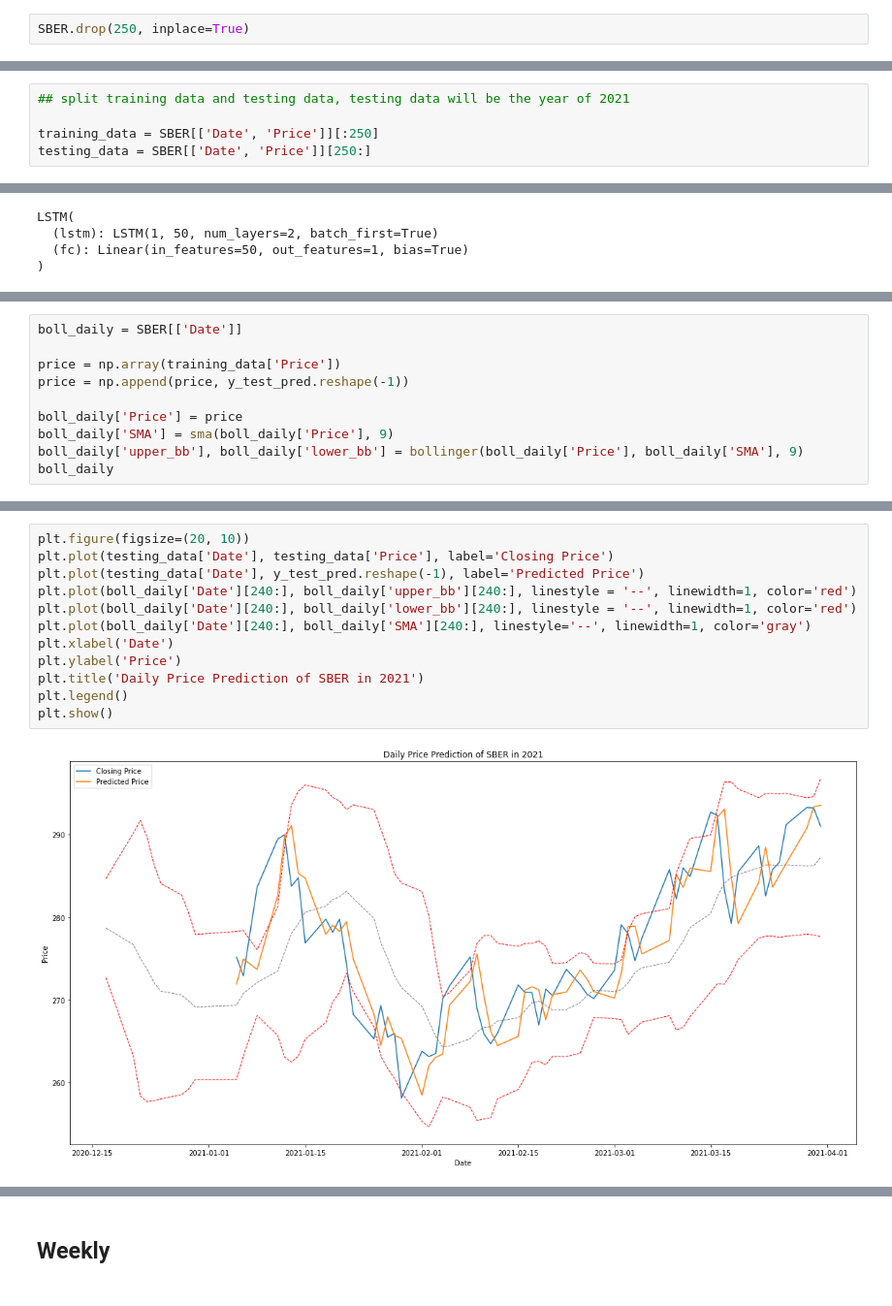
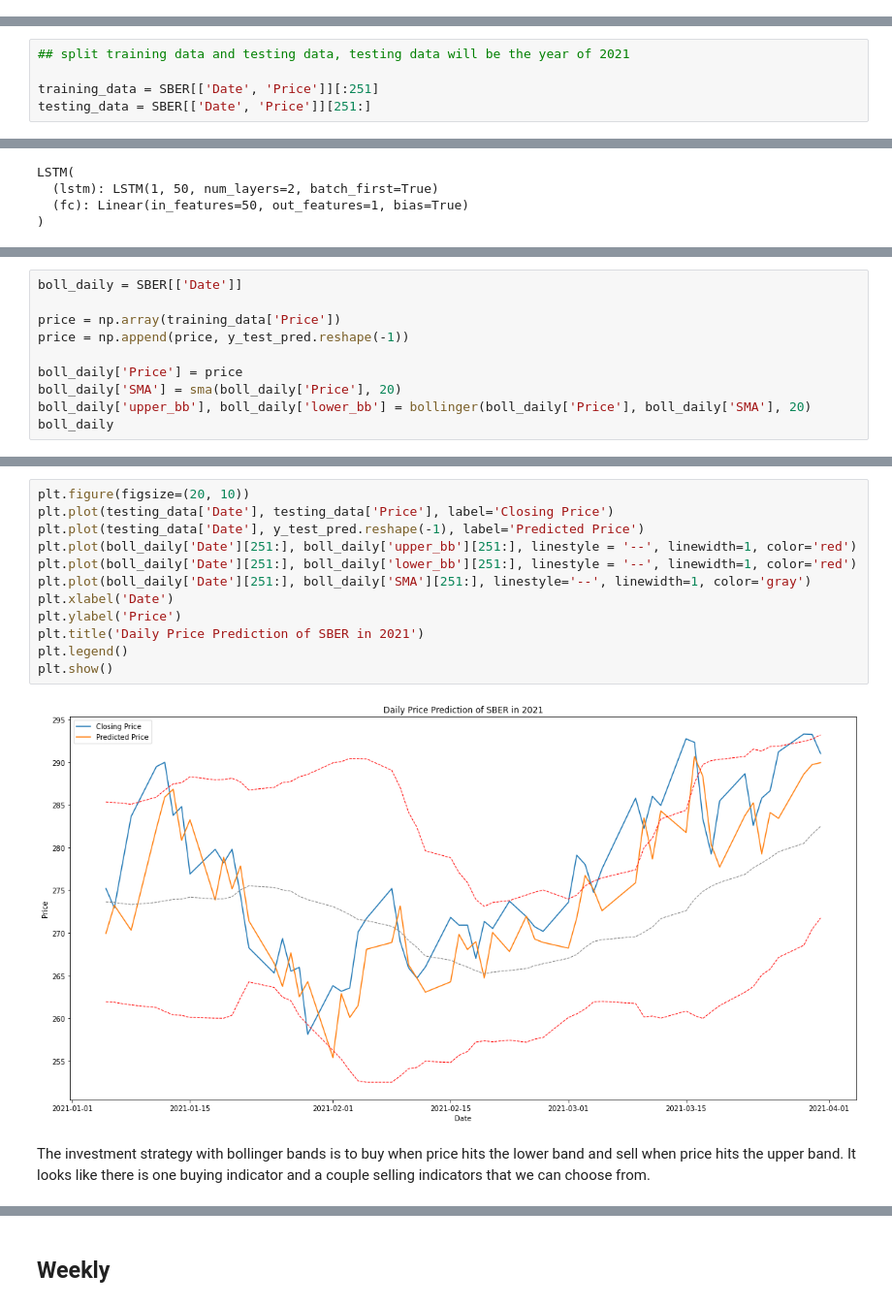
Before and after one commit to c-woo/Value-Investor, a Jupyter notebook: SBER.ipynb, the cells around one changed output, grey strips where cells are left out. Shown at 97% size. Drawn from its saved outputs; the diff is of its cells as text.

```diff
--- a/SBER.ipynb
+++ b/SBER.ipynb
@@ -101,5 +107,3 @@ SBER.loc[SBER['Date'] > '2020-12-31']
 | 309 | 2021-03-30 | 293.25 | 294.86 | 295.72 | 291.50 | 38.81M | -0.02% |
 | 310 | 2021-03-31 | 291.02 | 294.00 | 294.42 | 290.26 | 47.00M | -0.76% |
 61 rows × 7 columns
-# %%
-SBER.drop(250, inplace=True)
@@ -106,8 +112,8 @@ SBER.drop(250, inplace=True)
 # %%
 ## split training data and testing data, testing data will be the year of 2021
 
-training_data = SBER[['Date', 'Price']][:250]
-testing_data = SBER[['Date', 'Price']][250:]
+training_data = SBER[['Date', 'Price']][:251]
+testing_data = SBER[['Date', 'Price']][251:]
 # %%
 scaler = MinMaxScaler()
 scaled_data = scaler.fit_transform(SBER[['Price']])
@@ -213,8 +212,8 @@ price = np.array(training_data['Price'])
 price = np.append(price, y_test_pred.reshape(-1))
 
 boll_daily['Price'] = price
-boll_daily['SMA'] = sma(boll_daily['Price'], 9)
-boll_daily['upper_bb'], boll_daily['lower_bb'] = bollinger(boll_daily['Price'], boll_daily['SMA'], 9)
+boll_daily['SMA'] = sma(boll_daily['Price'], 20)
+boll_daily['upper_bb'], boll_daily['lower_bb'] = bollinger(boll_daily['Price'], boll_daily['SMA'], 20)
 boll_daily
 # %% [output]
 A value is trying to be set on a copy of a slice from a DataFrame.
@@ -264,14 +263,16 @@ plt.show()
 # %%
 plt.figure(figsize=(20, 10))
 plt.plot(testing_data['Date'], testing_data['Price'], label='Closing Price')
 plt.plot(testing_data['Date'], y_test_pred.reshape(-1), label='Predicted Price')
-plt.plot(boll_daily['Date'][240:], boll_daily['upper_bb'][240:], linestyle = '--', linewidth=1, color='red')
-plt.plot(boll_daily['Date'][240:], boll_daily['lower_bb'][240:], linestyle = '--', linewidth=1, color='red')
-plt.plot(boll_daily['Date'][240:], boll_daily['SMA'][240:], linestyle='--', linewidth=1, color='gray')
+plt.plot(boll_daily['Date'][251:], boll_daily['upper_bb'][251:], linestyle = '--', linewidth=1, color='red')
+plt.plot(boll_daily['Date'][251:], boll_daily['lower_bb'][251:], linestyle = '--', linewidth=1, color='red')
+plt.plot(boll_daily['Date'][251:], boll_daily['SMA'][251:], linestyle='--', linewidth=1, color='gray')
 plt.xlabel('Date')
 plt.ylabel('Price')
 plt.title('Daily Price Prediction of SBER in 2021')
 plt.legend()
 plt.show()
 # %% [output]
-[figure, old version]
+[figure, new version]
+# %% [markdown]
+The investment strategy with bollinger bands is to buy when price hits the lower band and sell when price hits the upper band. It looks like there is one buying indicator and a couple selling indicators that we can choose from.
```
Also changed, not shown: parts of 49 cells of this notebook, 9 other files.
